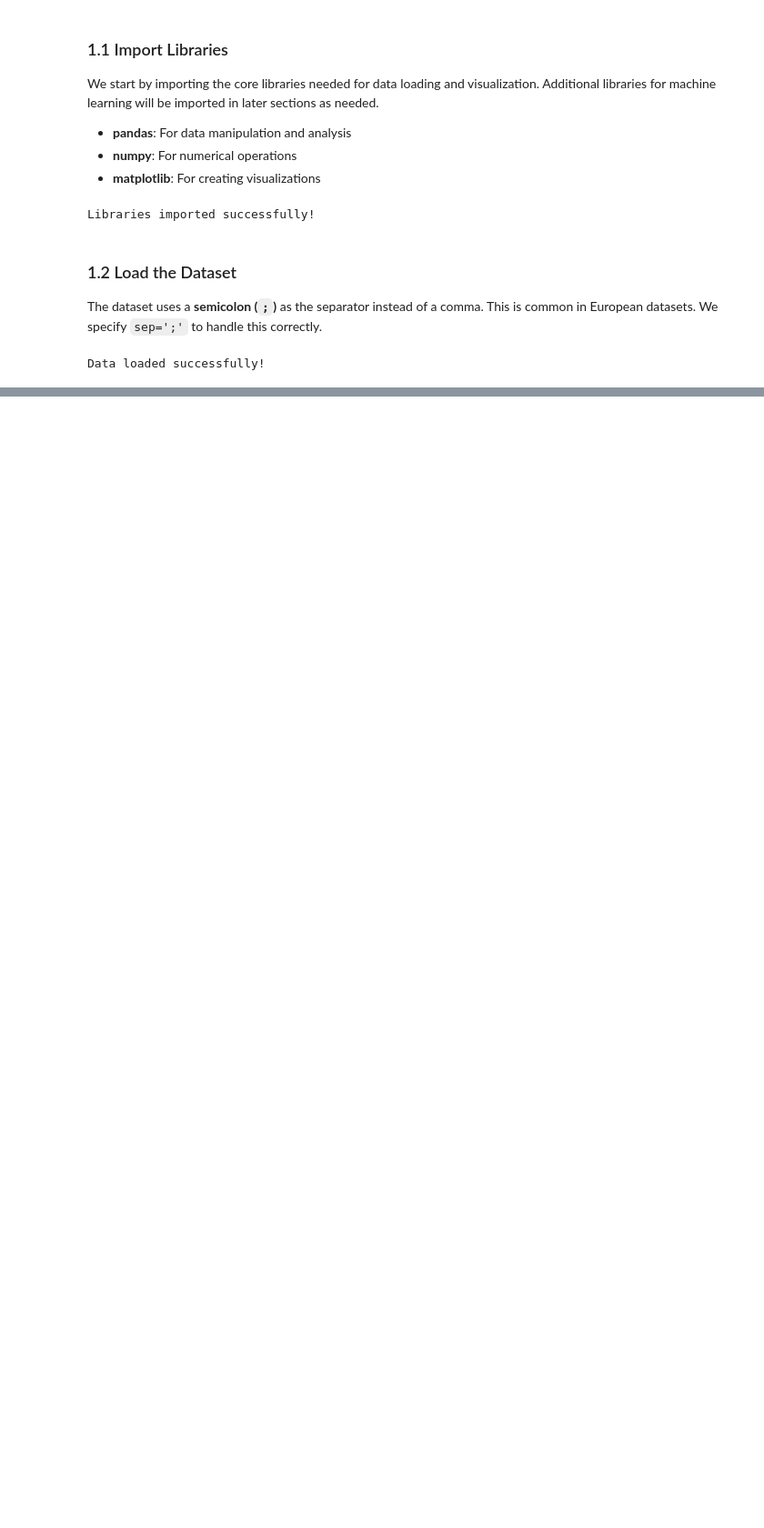
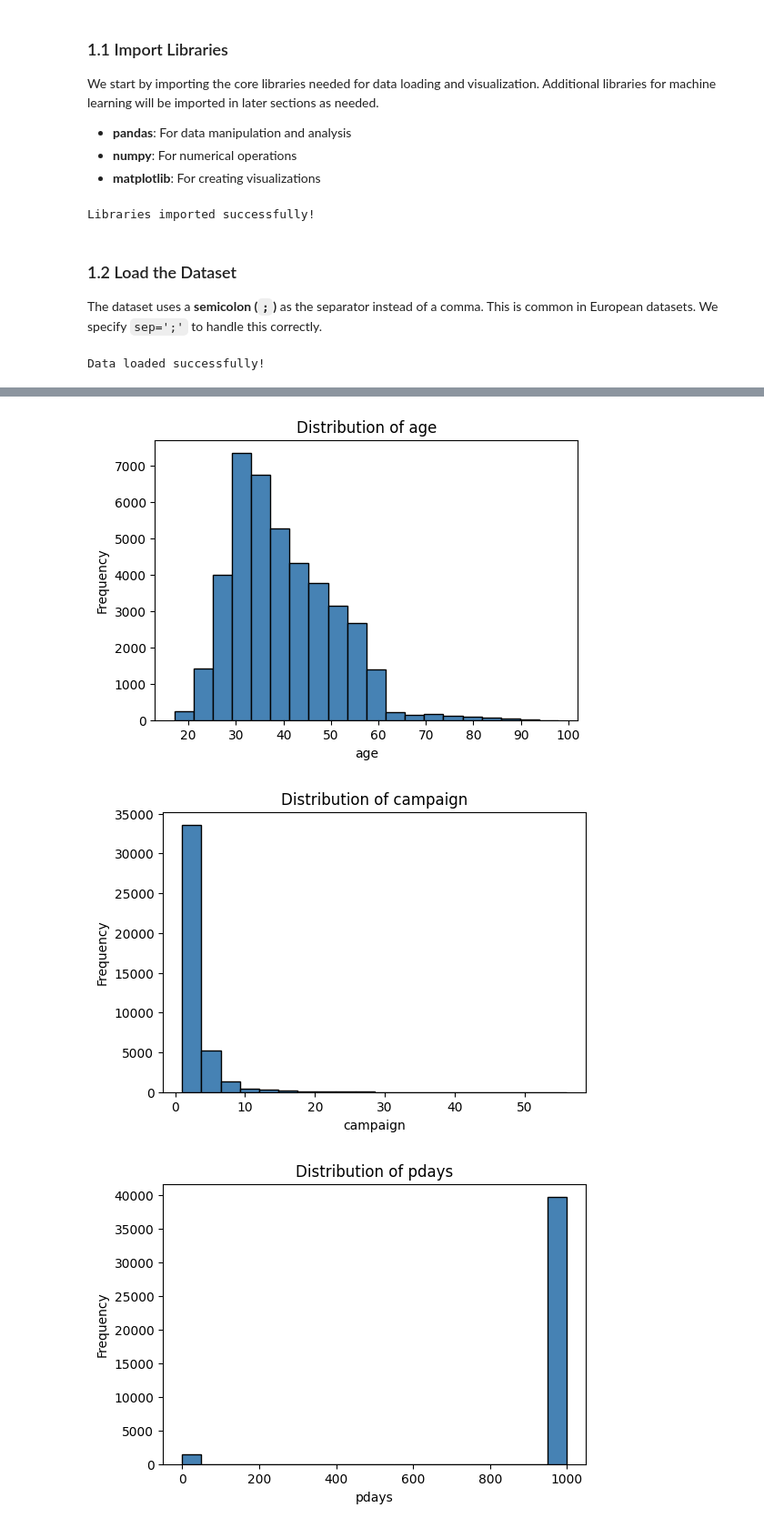
Before and after one commit to alirezasamea/data-analytics-portfolio, a Jupyter notebook: Python/Bank Marketing Classification/bank_marketing_classification.ipynb, the cells around one changed output, grey strips where cells are left out. Shown at 91% size. Cells and saved outputs as stored; diff of their text form; code cells hidden in the pictures; blank space fills up the shorter version.

```diff
--- a/Python/Bank Marketing Classification/bank_marketing_classification.ipynb
+++ b/Python/Bank Marketing Classification/bank_marketing_classification.ipynb
@@ -68,0 +226,12 @@ Data loaded successfully!
+# %%
+for col in df.describe().columns:
+    plt.figure(figsize=(6,4))
+    plt.hist(df[col], bins=20, color='steelblue', edgecolor='black')
+    plt.title(f'Distribution of {col}')
+    plt.xlabel(col)
+    plt.ylabel('Frequency')
+    plt.show()
+# %% [output]
+[figure, added]
+[figure, added]
+[figure, added]
```
Also changed, not shown: parts of 34 cells of this notebook.
